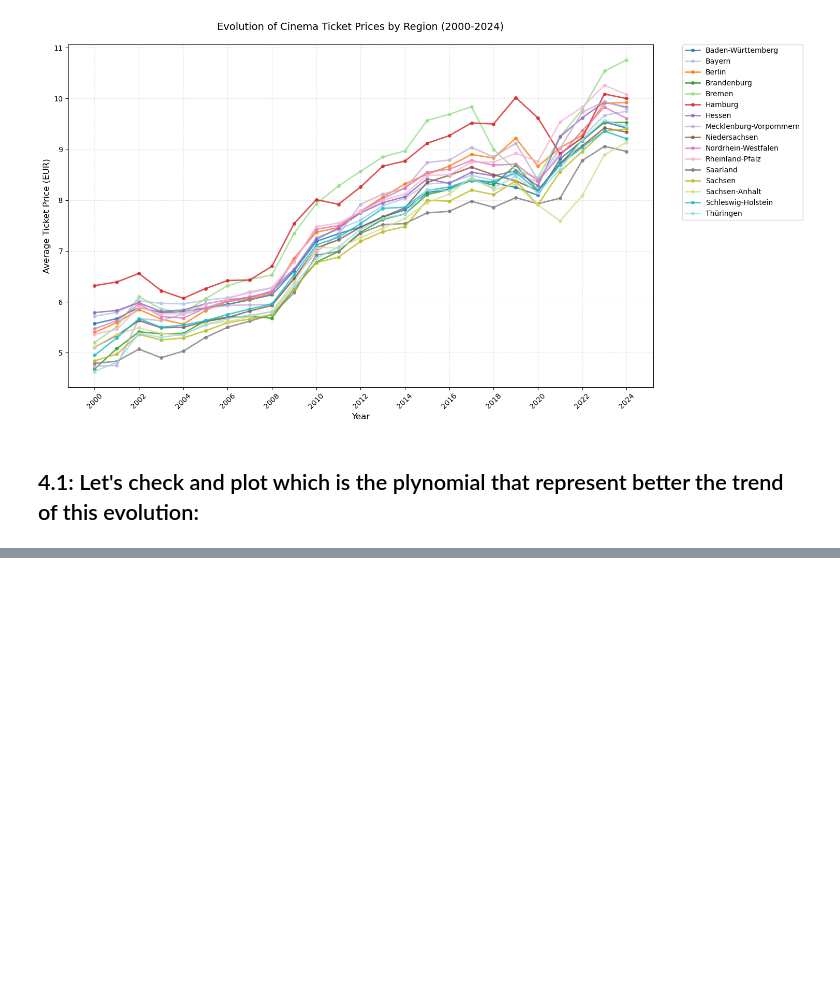
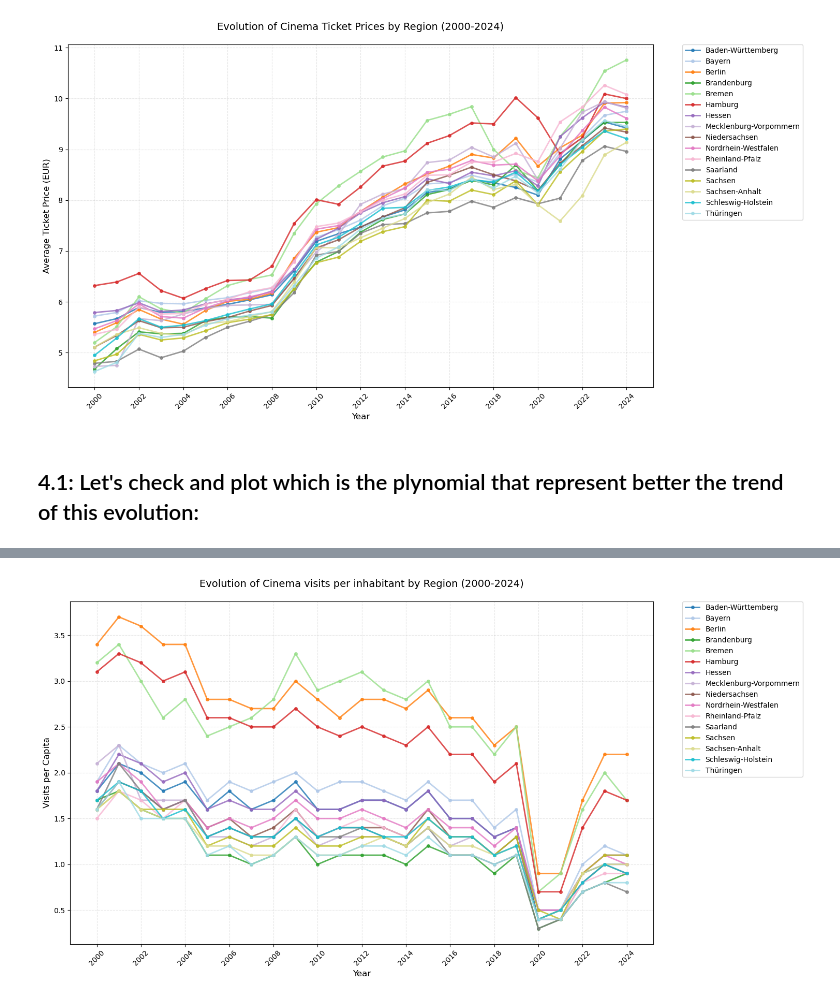
Before and after one commit to federico-bnt/German-cinema-exploratory-analysis-2025, a Jupyter notebook: bin/analysis_notebook.ipynb, the cells around one changed output, grey strips where cells are left out. Drawn from its saved outputs; the diff is of its cells as text; code cells hidden in the pictures; blank space fills up the shorter version.

```diff
--- a/bin/analysis_notebook.ipynb
+++ b/bin/analysis_notebook.ipynb
@@ -338,0 +375,45 @@ plt.show()
+# %%
+################################################################################
+# 5.1: Plot the trend of cinema visits per capita for all states
+''' Using the same color map (region_colors) and regional data dictionary
+ created in section 4.1 for consistency across visualizations'''
+
+# Set up the figure size
+plt.figure(figsize=(15, 8))
+
+# Plot each region's attendance evolution (using existing color map)
+for region, data in regional_data.items():
+    plt.plot(
+        data['Years'],
+        data['Cinema visits per inhabitant'],
+        marker='o',
+        markersize=4,
+        linewidth=2,
+        label=region,
+        color=region_colors[region],
+        alpha=0.8
+    )
+
+# Customize the plot
+plt.title(
+    'Evolution of Cinema visits per inhabitant by Region (2000-2024)',
+    fontsize=14,
+    pad=20
+)
+plt.xlabel('Year', fontsize=12)
+plt.ylabel('Visits per Capita', fontsize=12)
+plt.grid(True, linestyle='--', alpha=0.3)
+plt.legend(
+    bbox_to_anchor=(1.05, 1),
+    loc='upper left',
+    borderaxespad=0.,
+    fontsize=10
+)
+plt.xticks(
+    sorted(df['Years'].unique())[::2],
+    rotation=45
+)
+plt.tight_layout()
+plt.show()
+# %% [output]
+[figure, added]
```
Also changed, not shown: parts of 9 cells of this notebook, 2 other files.
